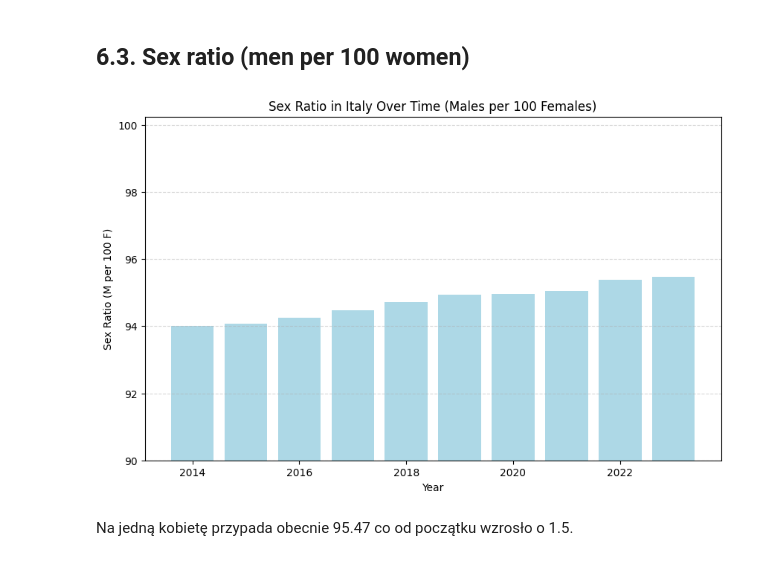
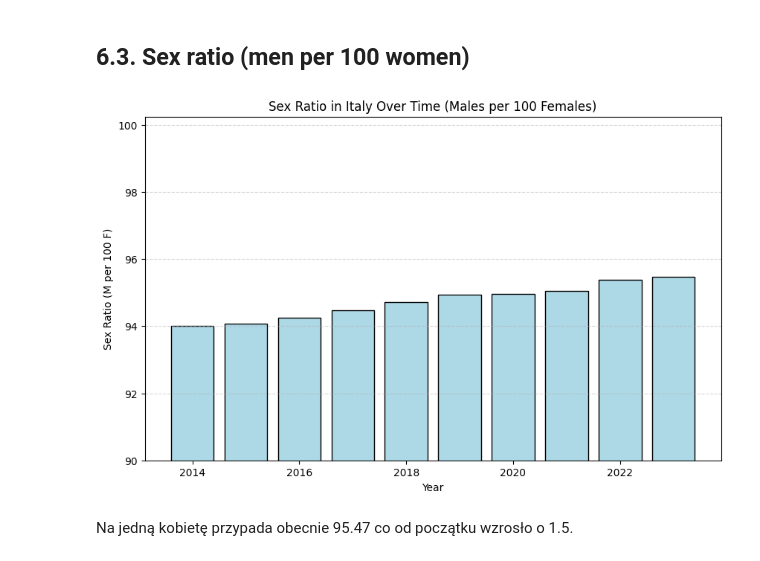
Before and after one commit to kszlosarczyk/Italian-Population-Analysis, a Jupyter notebook: main.ipynb, the cells around one changed output. Cells and saved outputs as stored; diff of their text form; code cells hidden in the pictures.

```diff
--- a/main.ipynb
+++ b/main.ipynb
@@ -233,15 +233,15 @@ Natomiast obserwuje się niewielką maskulinizację społeczeństwa.
 ## 6.3. Sex ratio (men per 100 women)
 # %%
 plt.figure(figsize=(10,6))
-plt.bar(population_yearly_df['Year'], population_yearly_df['Sex_ratio'], color='lightblue')
+plt.bar(population_yearly_df['Year'], population_yearly_df['Sex_ratio'], color='lightblue', edgecolor = 'black')
 plt.title('Sex Ratio in Italy Over Time (Males per 100 Females)')
 plt.xlabel('Year')
 plt.ylabel('Sex Ratio (M per 100 F)')
 plt.grid(axis='y', linestyle='--', alpha=0.5)
 plt.ylim(90)
 plt.show()
 # %% [output]
-[figure, old version]
+[figure, new version]
 # %% [markdown]
 Na jedną kobietę przypada obecnie 95.47 co od początku wzrosło o 1.5.
 # %% [markdown]
```
Also changed, not shown: parts of 3 cells of this notebook, 1 other file.
